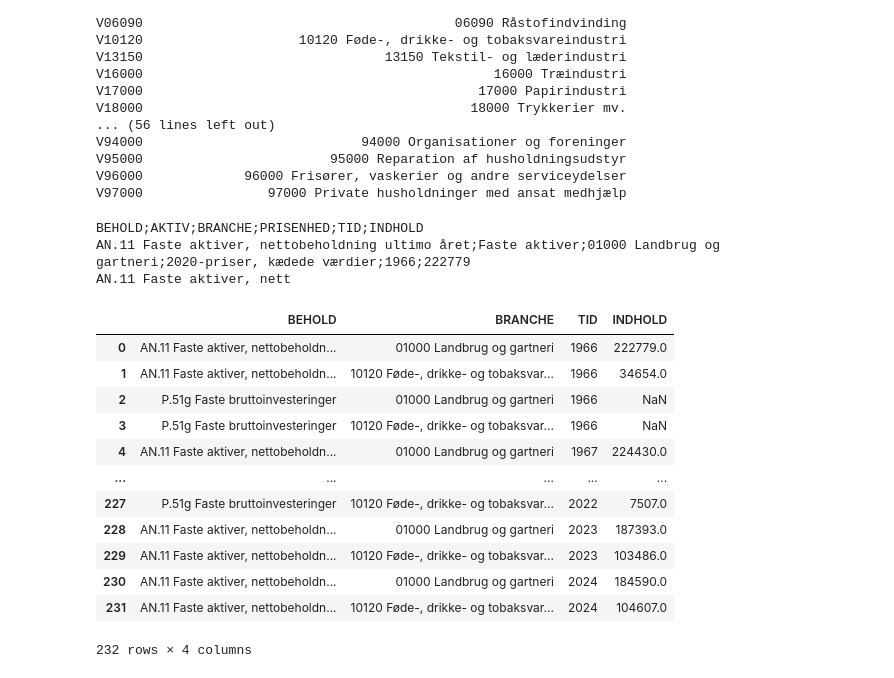
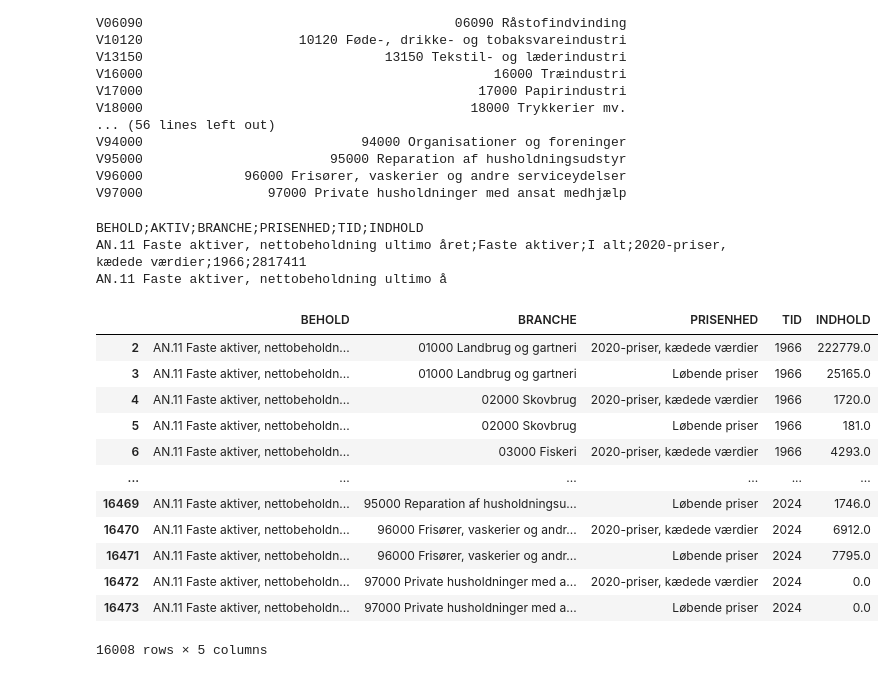
Before and after one commit to PeterStephensen/LandbrugHistorieKalibrering, a Jupyter notebook: Data/Nationalregnskab/Import_NABK69.ipynb, the cells around one changed output. Drawn from its saved outputs; the diff is of its cells as text; code cells hidden in the pictures.

```diff
--- a/Data/Nationalregnskab/Import_NABK69.ipynb
+++ b/Data/Nationalregnskab/Import_NABK69.ipynb
@@ -98,13 +98,9 @@ params = {
         {'code': 'AKTIV', 'values': [
     "N11"
 ]},
-        {'code': 'BRANCHE', 'values': [
-    "V01000",  # 010000 Landbrug og gartneri
-    "V10120",  # 10120 Føde-, drikke- og tobaksvareindustri
-]},
-        {'code': 'PRISENHED', 'values': [
-    "LAN"
-]},
+        {'code': 'BRANCHE', 'values': ['*']},
+
+        {'code': 'PRISENHED', 'values': ['*']},
         {'code': 'TID', 'values': ['*']}
     ]
 }
@@ -112,14 +108,21 @@ r = requests.post('https://api.statbank.dk/v1' + '/data', json=params)
 print(r.text[:200])
 # %% [output]
 BEHOLD;AKTIV;BRANCHE;PRISENHED;TID;INDHOLD
-AN.11 Faste aktiver, nettobeholdning ultimo året;Faste aktiver;01000 Landbrug og gartneri;2020-priser, kædede værdier;1966;222779
-AN.11 Faste aktiver, nett
+AN.11 Faste aktiver, nettobeholdning ultimo året;Faste aktiver;I alt;2020-priser, kædede værdier;1966;2817411
+AN.11 Faste aktiver, nettobeholdning ultimo å
 # %%
 df = pd.read_csv(
     StringIO(
         requests.post('https://api.statbank.dk/v1' + '/data', json=params).text
     ), sep=';'
 )
+
+# Filtrer både på ID og tekst
+df = df.loc[
+    ~df['BRANCHE'].isin(['V', 'VMEMO']) &
+    ~df['BRANCHE'].str.contains('Heraf: Offentlig forvaltning og service', na=False) &
+    ~df['BRANCHE'].str.contains('I alt', na=False)
+]
 # %%
 # 1) Sørg for at INDHOLD er tal (DK-format: komma som decimal)
 df["INDHOLD"] = (
@@ -131,21 +134,20 @@ df["INDHOLD"] = (
 )
 df["INDHOLD"] = pd.to_numeric(df["INDHOLD"], errors="coerce")
 # %%
-df.drop(columns=['PRISENHED'],inplace=True)
 df.drop(columns=['AKTIV'],inplace=True)
-df.to_csv('Data/Kapital_landbrugsdata.csv', index=False)
+# df.to_csv('Data/Kapital_landbrugsdata.csv', index=False)
 df
 # %% [output]
-|  | BEHOLD | BRANCHE | TID | INDHOLD |
-| 0 | AN.11 Faste aktiver, nettobeholdn... | 01000 Landbrug og gartneri | 1966 | 222779.0 |
-| 1 | AN.11 Faste aktiver, nettobeholdn... | 10120 Føde-, drikke- og tobaksvar... | 1966 | 34654.0 |
-| 2 | P.51g Faste bruttoinvesteringer | 01000 Landbrug og gartneri | 1966 | NaN |
-| 3 | P.51g Faste bruttoinvesteringer | 10120 Føde-, drikke- og tobaksvar... | 1966 | NaN |
-| 4 | AN.11 Faste aktiver, nettobeholdn... | 01000 Landbrug og gartneri | 1967 | 224430.0 |
-| ... | ... | ... | ... | ... |
-| 227 | P.51g Faste bruttoinvesteringer | 10120 Føde-, drikke- og tobaksvar... | 2022 | 7507.0 |
-| 228 | AN.11 Faste aktiver, nettobeholdn... | 01000 Landbrug og gartneri | 2023 | 187393.0 |
-| 229 | AN.11 Faste aktiver, nettobeholdn... | 10120 Føde-, drikke- og tobaksvar... | 2023 | 103486.0 |
-| 230 | AN.11 Faste aktiver, nettobeholdn... | 01000 Landbrug og gartneri | 2024 | 184590.0 |
-| 231 | AN.11 Faste aktiver, nettobeholdn... | 10120 Føde-, drikke- og tobaksvar... | 2024 | 104607.0 |
+|  | BEHOLD | BRANCHE | PRISENHED | TID | INDHOLD |
+| 2 | AN.11 Faste aktiver, nettobeholdn... | 01000 Landbrug og gartneri | 2020-priser, kædede værdier | 1966 | 222779.0 |
+| 3 | AN.11 Faste aktiver, nettobeholdn... | 01000 Landbrug og gartneri | Løbende priser | 1966 | 25165.0 |
+| 4 | AN.11 Faste aktiver, nettobeholdn... | 02000 Skovbrug | 2020-priser, kædede værdier | 1966 | 1720.0 |
+| 5 | AN.11 Faste aktiver, nettobeholdn... | 02000 Skovbrug | Løbende priser | 1966 | 181.0 |
+| 6 | AN.11 Faste aktiver, nettobeholdn... | 03000 Fiskeri | 2020-priser, kædede værdier | 1966 | 4293.0 |
+| ... | ... | ... | ... | ... | ... |
+| 16469 | AN.11 Faste aktiver, nettobeholdn... | 95000 Reparation af husholdningsu... | Løbende priser | 2024 | 1746.0 |
+| 16470 | AN.11 Faste aktiver, nettobeholdn... | 96000 Frisører, vaskerier og andr... | 2020-priser, kædede værdier | 2024 | 6912.0 |
+| 16471 | AN.11 Faste aktiver, nettobeholdn... | 96000 Frisører, vaskerier og andr... | Løbende priser | 2024 | 7795.0 |
+| 16472 | AN.11 Faste aktiver, nettobeholdn... | 97000 Private husholdninger med a... | 2020-priser, kædede værdier | 2024 | 0.0 |
+| 16473 | AN.11 Faste aktiver, nettobeholdn... | 97000 Private husholdninger med a... | Løbende priser | 2024 | 0.0 |
-232 rows × 4 columns
+16008 rows × 5 columns
```
Also changed, not shown: parts of 6 cells of this notebook, 24 other files.
